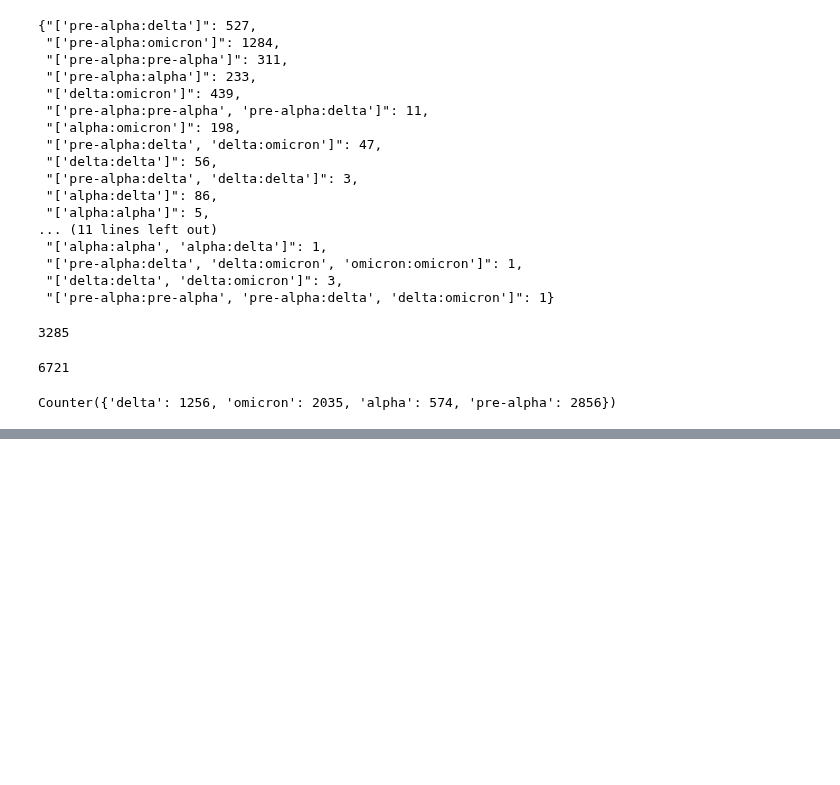
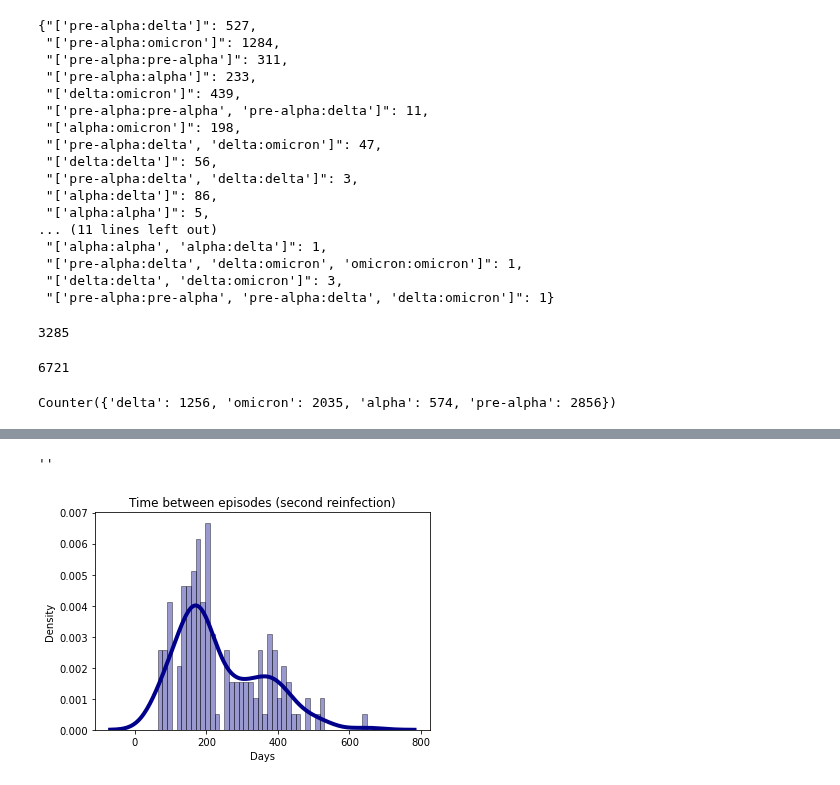
Before and after one commit to fcomnozz/ReCOVID, a Jupyter notebook: scripts/multiple_reinfection.ipynb, the cells around one changed output, grey strips where cells are left out. Cells and saved outputs as stored; diff of their text form; code cells hidden in the pictures; blank space fills up the shorter version.

```diff
--- a/scripts/multiple_reinfection.ipynb
+++ b/scripts/multiple_reinfection.ipynb
@@ -674,0 +695,26 @@ Counter({'delta': 1256, 'omicron': 2035, 'alpha': 574, 'pre-alpha': 2856})
+# %%
+# Second reinfection
+second = []
+for v in dates_dict.values():
+    try:
+        second.append(v[1][1])
+    except IndexError:
+        pass
+
+days_second = []
+for x in second:
+    days_second.append((datetime.strptime(x[1], '%Y-%m-%d') - datetime.strptime(x[0], '%Y-%m-%d')).days)
+# %%
+sns.distplot(days_second, hist=True, kde=True,
+             bins=int((max(days_first)-min(days_first))/15),
+             color = 'darkblue',
+             hist_kws={'edgecolor':'black'},
+             kde_kws={'linewidth': 4})
+
+plt.title('Time between episodes (second reinfection)')
+plt.xlabel('Days')
+plt.ylabel('Density')
+;
+# %% [output]
+''
+[figure, added]
```
Also changed, not shown: parts of 14 cells of this notebook, 1 other file.
